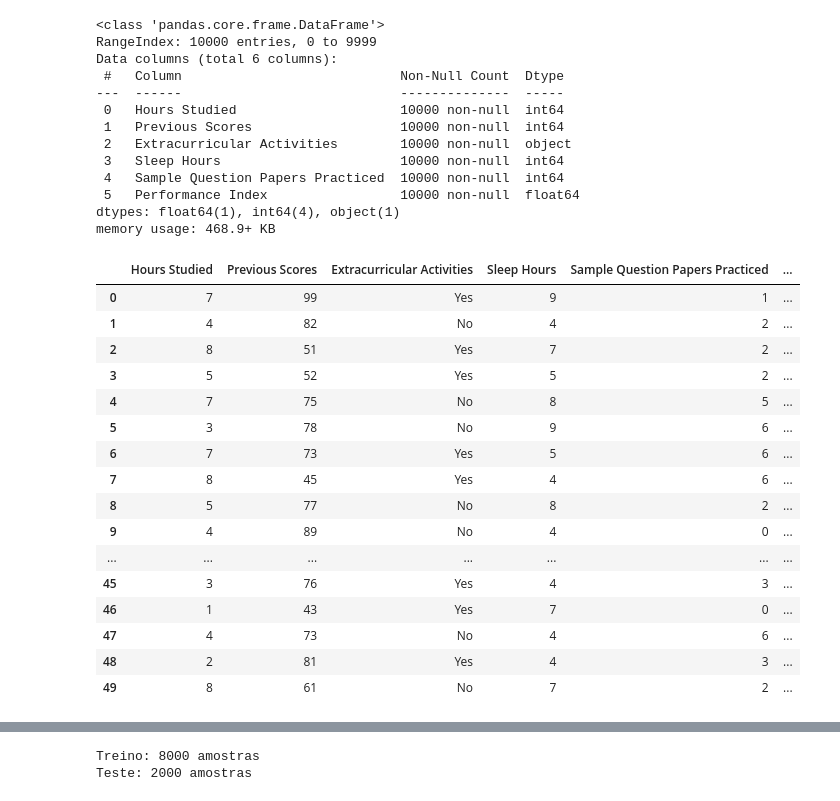
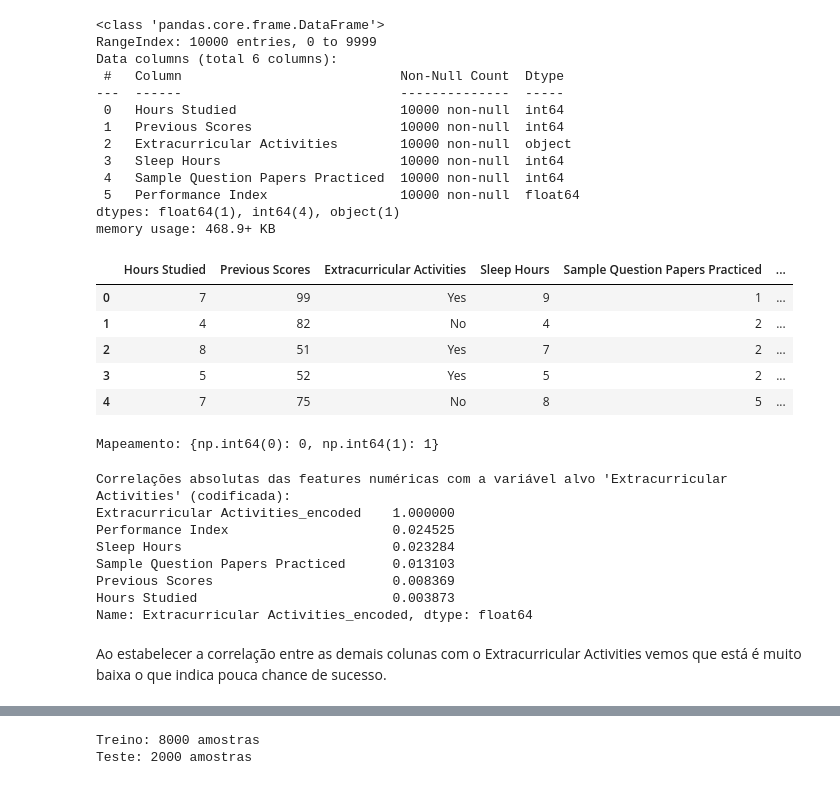
Before and after one commit to lhmaria13/machine-learning-python, a Jupyter notebook: notebooks/05_04_regressao_logistica.ipynb, the cells around one changed output, grey strips where cells are left out. Drawn from its saved outputs; the diff is of its cells as text; code cells hidden in the pictures.

```diff
--- a/notebooks/05_04_regressao_logistica.ipynb
+++ b/notebooks/05_04_regressao_logistica.ipynb
@@ -56,22 +56,19 @@ Data columns (total 6 columns):
 dtypes: float64(1), int64(4), object(1)
 memory usage: 468.9+ KB
 # %%
-df.head(50)
+df.head()
 # %% [output]
 |  | Hours Studied | Previous Scores | Extracurricular Activities | Sleep Hours | Sample Question Papers Practiced | ... |
 | 0 | 7 | 99 | Yes | 9 | 1 | ... |
 | 1 | 4 | 82 | No | 4 | 2 | ... |
 | 2 | 8 | 51 | Yes | 7 | 2 | ... |
 | 3 | 5 | 52 | Yes | 5 | 2 | ... |
 | 4 | 7 | 75 | No | 8 | 5 | ... |
-| 5 | 3 | 78 | No | 9 | 6 | ... |
-| 6 | 7 | 73 | Yes | 5 | 6 | ... |
-| 7 | 8 | 45 | Yes | 4 | 6 | ... |
-| 8 | 5 | 77 | No | 8 | 2 | ... |
-| 9 | 4 | 89 | No | 4 | 0 | ... |
-| ... | ... | ... | ... | ... | ... | ... |
-| 45 | 3 | 76 | Yes | 4 | 3 | ... |
-| 46 | 1 | 43 | Yes | 7 | 0 | ... |
-| 47 | 4 | 73 | No | 4 | 6 | ... |
-| 48 | 2 | 81 | Yes | 4 | 3 | ... |
-| 49 | 8 | 61 | No | 7 | 2 | ... |
+# %%
+# Converte a variável alvo para tipo numérico
+le = LabelEncoder()
+y = le.fit_transform(y)
+class_names = le.classes_
+print(f"Mapeamento: {dict(zip(class_names, range(len(class_names))))}")
+# %% [output]
+Mapeamento: {np.int64(0): 0, np.int64(1): 1}
@@ -78,4 +78,33 @@ df.head(50)
 # %%
 target_col = 'Extracurricular Activities'
+# %%
+# Para análise de correlação das features numéricas com a variável alvo (codificada) em regressão logística.
+# A variável alvo 'Extracurricular Activities' precisa ser codificada para calcular a correlação numérica.
+le_corr = LabelEncoder()
+df_for_corr = df.copy()
+df_for_corr[target_col + '_encoded'] = le_corr.fit_transform(df_for_corr[target_col])
+
+# Adicionar a coluna codificada à lista de colunas numéricas temporariamente para cálculo de correlação
+# Certifique-se de que a coluna target original não está em numeric_columns.
+# Se target_col for 'Extracurricular Activities', ela não estará em numeric_columns.
+all_numeric_for_corr = numeric_columns + [target_col + '_encoded']
+
+# Calcular correlações e filtrar pela coluna alvo codificada
+# Acessar a coluna alvo codificada do resultado da correlação
+correlations = df_for_corr[all_numeric_for_corr].corr()[target_col + '_encoded'].abs().sort_values(ascending=False)
+
+print("Correlações absolutas das features numéricas com a variável alvo 'Extracurricular Activities' (codificada):")
+print(correlations)
+# %% [output]
+Correlações absolutas das features numéricas com a variável alvo 'Extracurricular Activities' (codificada):
+Extracurricular Activities_encoded    1.000000
+Performance Index                     0.024525
+Sleep Hours                           0.023284
+Sample Question Papers Practiced      0.013103
+Previous Scores                       0.008369
+Hours Studied                         0.003873
+Name: Extracurricular Activities_encoded, dtype: float64
+# %% [markdown]
+Ao estabelecer a correlação entre as demais colunas com o Extracurricular Activities vemos que está é muito baixa o que indica pouca chance de sucesso.
 # %%
 y = df[target_col]
```
Also changed, not shown: parts of 2 cells of this notebook.
